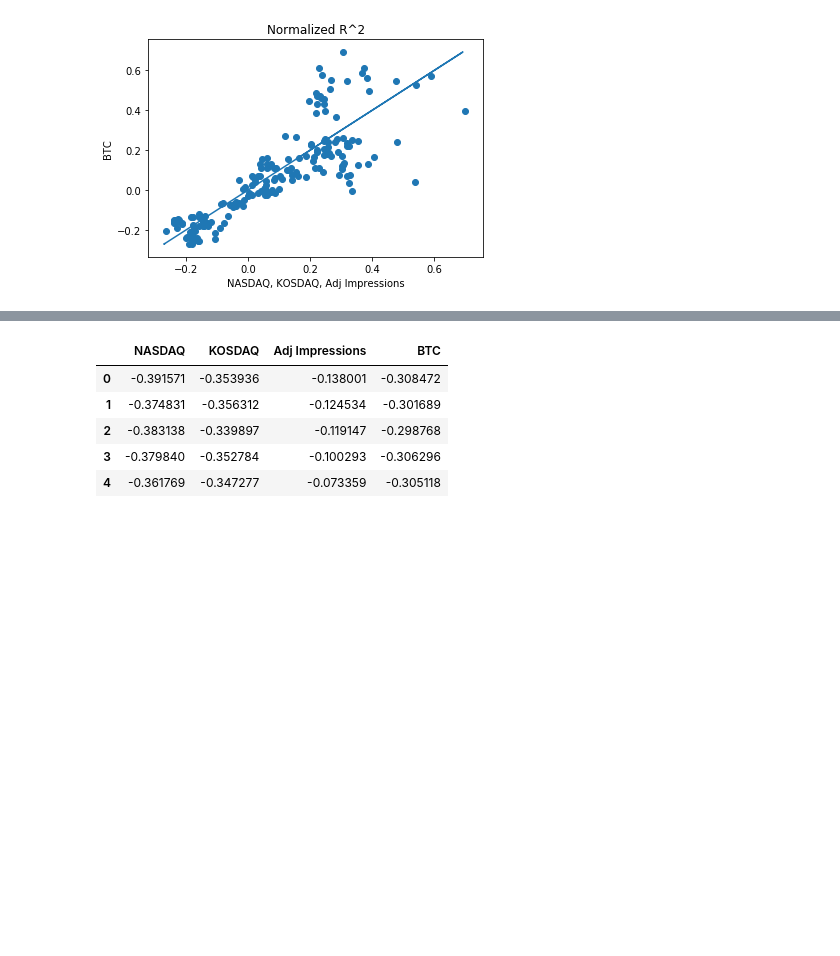
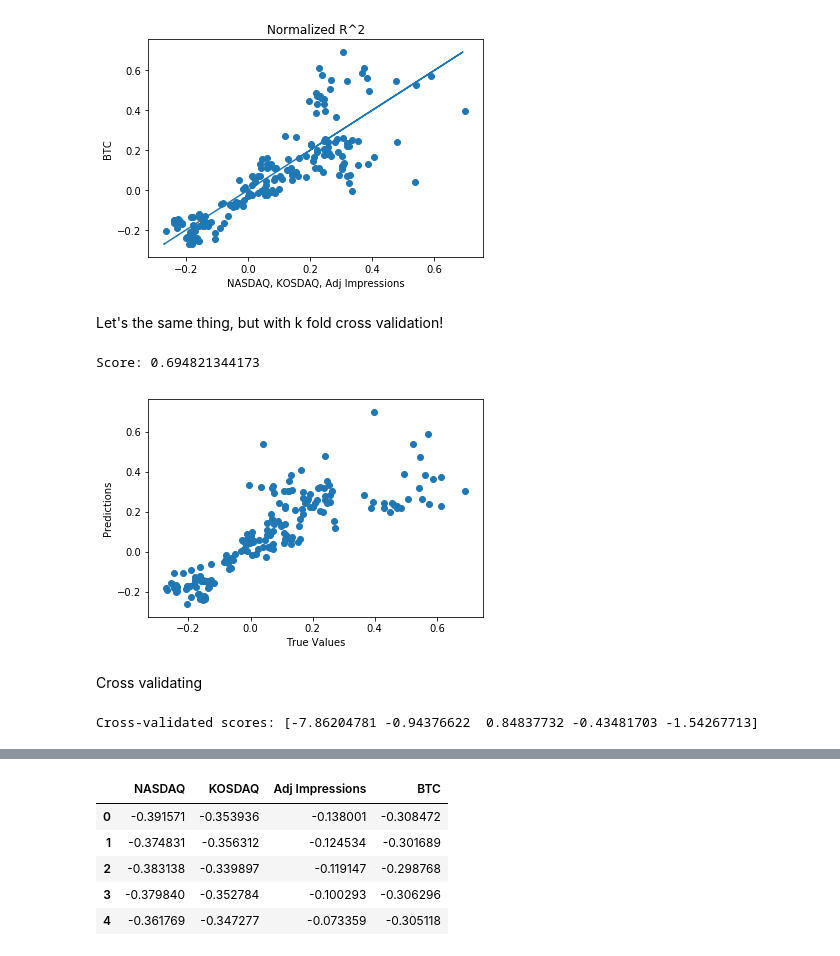
Before and after one commit to Columbia-Intro-Data-Science/python-introduction-MohiAhmed, a Jupyter notebook: Bitcoin Prediction Final Project.ipynb, the cells around one changed output, grey strips where cells are left out. Drawn from its saved outputs; the diff is of its cells as text; code cells hidden in the pictures; blank space fills up the shorter version.

Commit message:
Completed Cross validation
Completed cross validation and will quickly run ridge regression.

```diff
--- a/Bitcoin Prediction Final Project.ipynb
+++ b/Bitcoin Prediction Final Project.ipynb
@@ -504,3 +504,29 @@ plt.ylabel('BTC')
 # %% [output]
 Text(0,0.5,'BTC')
 [figure]
+# %% [markdown]
+Let's the same thing, but with k fold cross validation!
+# %%
+# fit a model
+lm = linear_model.LinearRegression()
+model = lm.fit(Xnorm_train, ynorm_train)
+initpredictions = lm.predict(Xnorm_test)
+# %%
+plt.scatter(ynorm_test, initpredictions)
+plt.xlabel('True Values')
+plt.ylabel('Predictions')
+print ('Score:', model.score(Xnorm_test, ynorm_test))
+# %% [output]
+Score: 0.694821344173
+[figure, added]
+# %% [markdown]
+Cross validating
+# %%
+from sklearn.model_selection import KFold # import KFold
+from sklearn.cross_validation import cross_val_score, cross_val_predict
+from sklearn import metrics
+# Perform 5-fold cross validation
+kfoldscores = cross_val_score(model, Xnorm, ynorm, cv=5)
+print('Cross-validated scores:', kfoldscores)
+# %% [output]
+Cross-validated scores: [-7.86204781 -0.94376622  0.84837732 -0.43481703 -1.54267713]
```
Also changed, not shown: parts of 7 cells of this notebook.
